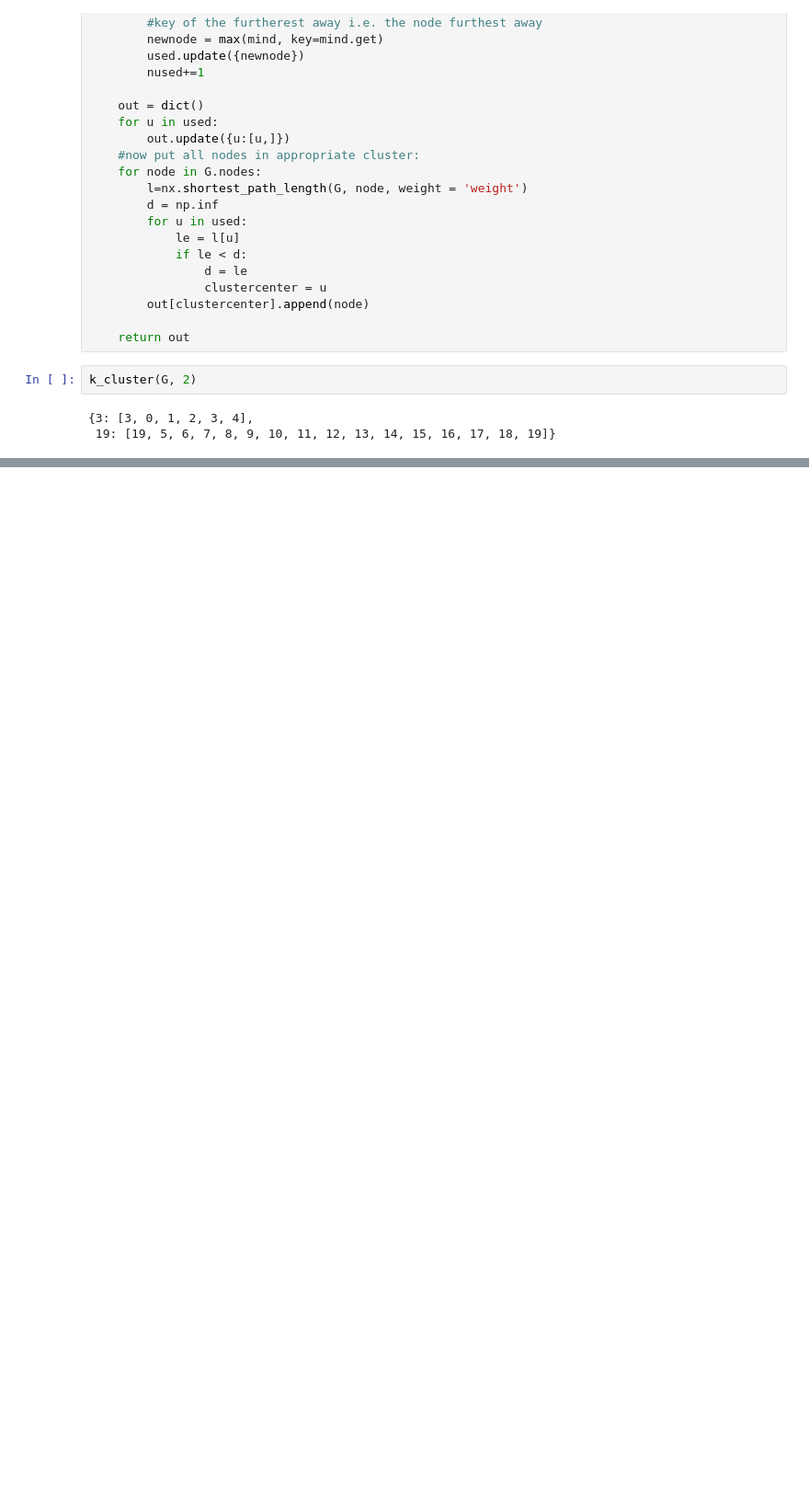
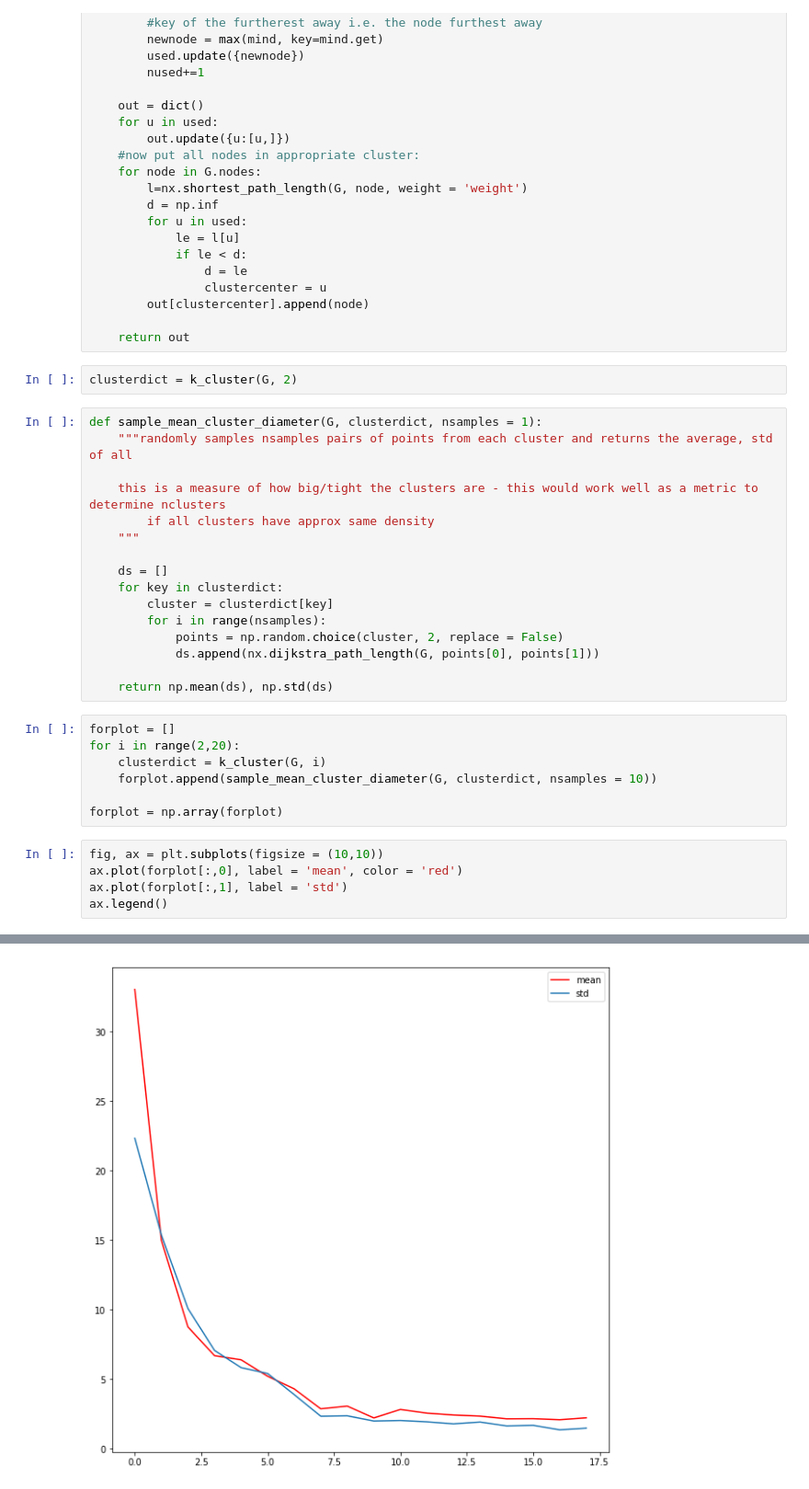
Before and after one commit to ssanghavi404/project-fa19, a Jupyter notebook: cluster_work.ipynb, the cells around one changed output, grey strips where cells are left out. Shown at 92% size. Saved outputs shown, nothing was run; the diff lists cells and outputs as text; blank space fills up the shorter version.

```diff
--- a/cluster_work.ipynb
+++ b/cluster_work.ipynb
@@ -95,7 +95,33 @@ def k_cluster(G, k):
 
     return out
 # %%
-k_cluster(G, 2)
+clusterdict = k_cluster(G, 2)
-# %% [output]
-{3: [3, 0, 1, 2, 3, 4],
- 19: [19, 5, 6, 7, 8, 9, 10, 11, 12, 13, 14, 15, 16, 17, 18, 19]}
+# %%
+def sample_mean_cluster_diameter(G, clusterdict, nsamples = 1):
+    """randomly samples nsamples pairs of points from each cluster and returns the average, std of all
+
+    this is a measure of how big/tight the clusters are - this would work well as a metric to determine nclusters
+        if all clusters have approx same density
+    """
+
+    ds = []
+    for key in clusterdict:
+        cluster = clusterdict[key]
+        for i in range(nsamples):
+            points = np.random.choice(cluster, 2, replace = False)
+            ds.append(nx.dijkstra_path_length(G, points[0], points[1]))
+
+    return np.mean(ds), np.std(ds)
+# %%
+forplot = []
+for i in range(2,20):
+    clusterdict = k_cluster(G, i)
+    forplot.append(sample_mean_cluster_diameter(G, clusterdict, nsamples = 10))
+
+forplot = np.array(forplot)
+# %%
+fig, ax = plt.subplots(figsize = (10,10))
+ax.plot(forplot[:,0], label = 'mean', color = 'red')
+ax.plot(forplot[:,1], label = 'std')
+ax.legend()
+# %% [output]
@@ -101,0 +129 @@ k_cluster(G, 2)
+[figure, added]
```
Also changed, not shown: parts of 6 cells of this notebook, 1 other file.
